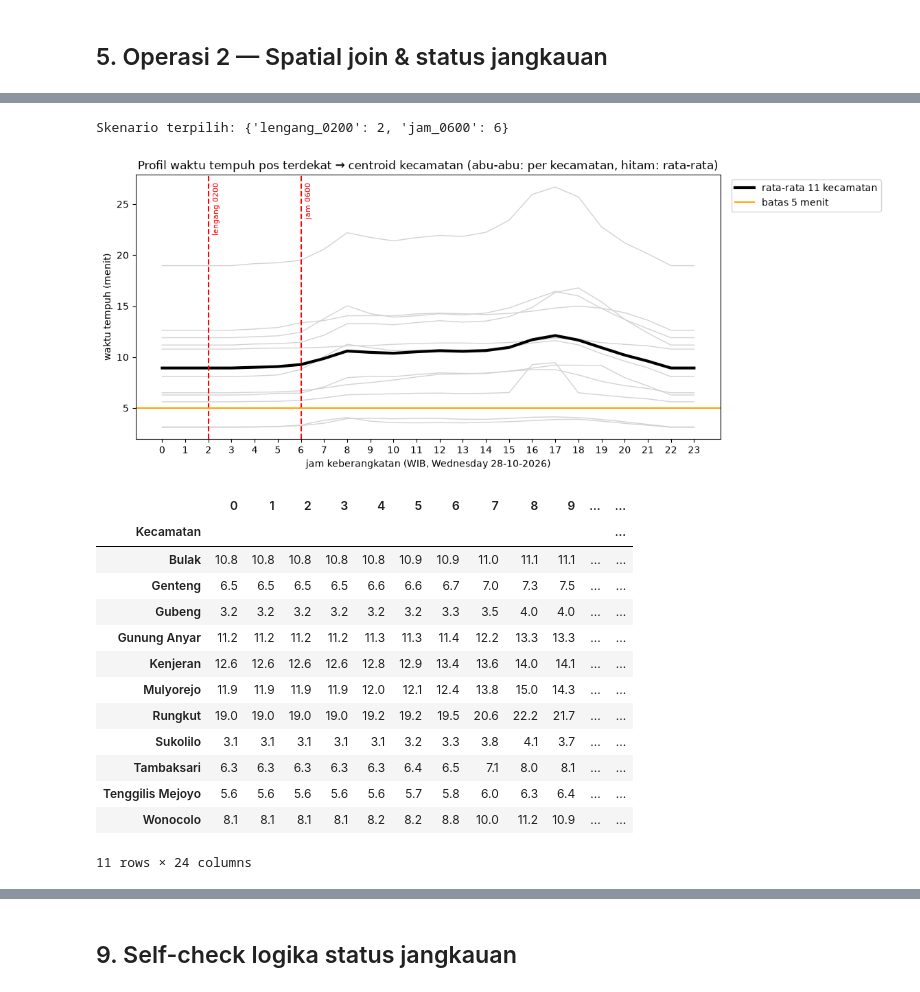
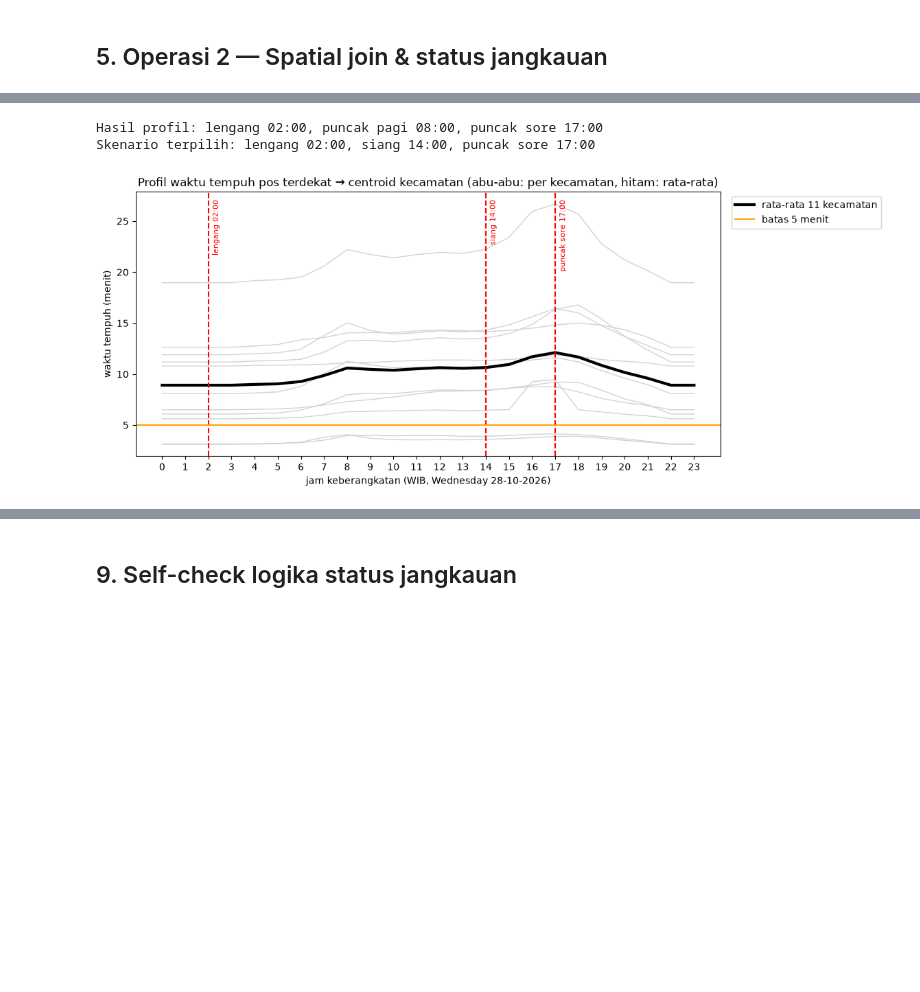
Before and after one commit to Sean-230/Comgraph_AFL2, a Jupyter notebook: AFL2_Comgraph.ipynb, the cells around one changed output, grey strips where cells are left out. Drawn from its saved outputs; the diff is of its cells as text; code cells hidden in the pictures; blank space fills up the shorter version.

```diff
--- a/AFL2_Comgraph.ipynb
+++ b/AFL2_Comgraph.ipynb
@@ -222,6 +238,5 @@ Pos Damkar: 7 fitur, CRS EPSG:4326, bounds [112.7364  -7.3367 112.8017  -7.2318]
 # %%
 kec_m = kec.to_crs(CRS_UTM)
 pos_m = pos.to_crs(CRS_UTM)
-kec_m["luas_km2"] = (kec_m.area / 1e6).round(2)
-kec_m[["Kecamatan", "jumlah_kejadian", "luas_km2"]]
+print(f"{CRS_UTM}: satuan {kec_m.crs.axis_info[0].unit_name}")
 # %% [output]
@@ -333,13 +337,18 @@ def tomtom(endpoint, lokasi, **params):
 def simpan_cache():
     CACHE.write_text(json.dumps(cache))
 
-def berangkat(jam):
-    return datetime.combine(TANGGAL_SAMPEL, datetime.min.time(), tzinfo=WIB).replace(hour=jam).isoformat()
+def berangkat(jam):   # jam: angka 0-23 (profil 24 jam) atau datetime.time dari JAM_SKENARIO
+    t = datetime.min.time().replace(hour=jam) if isinstance(jam, int) else jam
+    return datetime.combine(TANGGAL_SAMPEL, t, tzinfo=WIB).isoformat()
 
-def rute(asal, tujuan, jam):
-    s = tomtom("calculateRoute", f"{asal.y},{asal.x}:{tujuan.y},{tujuan.x}",
-               routeType="fastest", departAt=berangkat(jam))["routes"][0]["summary"]
-    return s["travelTimeInSeconds"] / 60, s["lengthInMeters"] / 1000
+def rute_json(asal, tujuan, jam):
+    return tomtom("calculateRoute", f"{asal.y},{asal.x}:{tujuan.y},{tujuan.x}", routeType="fastest", departAt=berangkat(jam))["routes"][0]
+
+def rute(asal, tujuan, jam):   # waktu tempuh (menit)
+    return rute_json(asal, tujuan, jam)["summary"]["travelTimeInSeconds"] / 60
+
+def garis_rute(asal, tujuan, jam):   # jalur jalan [(lat, lon), ...] untuk folium.PolyLine
+    return [(t["latitude"], t["longitude"]) for leg in rute_json(asal, tujuan, jam)["legs"] for t in leg["points"]]
 
 tujuan = kec_m.centroid.to_crs("EPSG:4326")
 # %% [markdown]
@@ -347,61 +356,46 @@ tujuan = kec_m.centroid.to_crs("EPSG:4326")
 # %%
 # sampel: pos terdekat (garis lurus) ke centroid tiap kecamatan, 11 rute x 24 jam
 terdekat_lurus = [pos_m.distance(c).idxmin() for c in kec_m.centroid]
-profil = pd.DataFrame({jam: [rute(pos.geometry[i], t, jam)[0] for i, t in zip(terdekat_lurus, tujuan)] for jam in range(24)},
+profil = pd.DataFrame({jam: [rute(pos.geometry[i], t, jam) for i, t in zip(terdekat_lurus, tujuan)] for jam in range(24)},
                       index=kec_m["Kecamatan"])
 simpan_cache()
 
 rata = profil.mean()
-# 00.00-03.00 biasanya sama lengangnya; kalau seri pilih 02.00 sesuai laporan
+# 00.00-03.00 biasanya sama lengangnya; kalau seri pilih 02.00 sesuai proposal
 JAM_LENGANG = min(range(6), key=lambda j: (round(rata[j], 1), abs(j - 2)))
 JAM_PAGI = int(rata.loc[5:11].idxmax())
 JAM_SORE = int(rata.loc[12:20].idxmax())
-SKENARIO = {f"lengang_{JAM_LENGANG:02d}00": JAM_LENGANG,
-            f"puncak_pagi_{JAM_PAGI:02d}00": JAM_PAGI,
-            f"puncak_sore_{JAM_SORE:02d}00": JAM_SORE}
-if JAM_SKENARIO is not None:   # diatur manual di cell konfigurasi: satu jam (6), daftar [2, 5, 17], atau {nama: jam}
-    if isinstance(JAM_SKENARIO, dict):
-        pilihan = list(JAM_SKENARIO.items())
-    else:
-        pilihan = [("jam", j) for j in ([JAM_SKENARIO] if isinstance(JAM_SKENARIO, int) else JAM_SKENARIO)]
-        if len(pilihan) == 1:   # satu jam saja: pembandingnya jam lengang otomatis
-            pilihan.insert(0, ("lengang", JAM_LENGANG))
-    assert all(isinstance(j, int) and 0 <= j <= 23 for _, j in pilihan), "JAM_SKENARIO: jam harus bilangan bulat 0-23 (tulis 5, bukan 05)"
-    SKENARIO = {f"{nama}_{jam:02d}00": jam for nama, jam in pilihan}
-    assert len(set(SKENARIO.values())) >= 2, "JAM_SKENARIO: minimal 2 jam yang berbeda (satu jam dibandingkan dengan jam lengang otomatis, jadi jangan sama dengan jam lengang)"
-print("Skenario terpilih:", SKENARIO)
+print(f"Hasil profil: lengang {JAM_LENGANG:02d}:00, puncak pagi {JAM_PAGI:02d}:00, puncak sore {JAM_SORE:02d}:00")
+pilihan = JAM_SKENARIO or {"lengang": f"{JAM_LENGANG:02d}:00", "puncak_pagi": f"{JAM_PAGI:02d}:00", "puncak_sore": f"{JAM_SORE:02d}:00"}
+
+def baca_jam(teks):
+    try:
+        return datetime.strptime(teks, "%H:%M").time()
+    except (TypeError, ValueError):
+        raise ValueError(f'JAM_SKENARIO: tulis jam sebagai teks "HH:MM", mis. "06:00" (dapat: {teks!r})') from None
+
+SKENARIO = {f"{nama}_{t:%H%M}": t for nama, t in ((n, baca_jam(j)) for n, j in pilihan.items())}
+assert len(set(SKENARIO.values())) >= 2, "JAM_SKENARIO: minimal 2 jam yang berbeda; yang pertama = jam lengang pembanding"
+print("Skenario terpilih:", ", ".join(label(n) for n in SKENARIO))
 
 fig, ax = plt.subplots(figsize=(11, 5))
 ax.plot(profil.columns, profil.T.values, color="lightgray", linewidth=1)   # tanpa label: tidak masuk legend
-ax.plot(rata.index, rata.values, color="black", linewidth=3, label="rata-rata 11 kecamatan")
-for nama, jam in SKENARIO.items():
-    ax.axvline(jam, color="red", linestyle="--")
-    ax.text(jam + 0.15, 0.97, nama.replace("_", " "), transform=ax.get_xaxis_transform(), rotation=90, va="top", fontsize=8, color="red")
+ax.plot(rata.index, rata.values, color="black", linewidth=3, label=f"rata-rata {len(STUDI)} kecamatan")
+for nama, t in SKENARIO.items():
+    x = t.hour + t.minute / 60
+    ax.axvline(x, color="red", linestyle="--")
+    ax.text(x + 0.15, 0.97, label(nama), transform=ax.get_xaxis_transform(), rotation=90, va="top", fontsize=8, color="red")
 ax.axhline(BATAS_TEMPUH_MENIT, color="orange", label=f"batas {BATAS_TEMPUH_MENIT} menit")
 ax.set_xticks(range(24))
 ax.set_xlabel(f"jam keberangkatan (WIB, {TANGGAL_SAMPEL:%A %d-%m-%Y})")
 ax.set_ylabel("waktu tempuh (menit)")
 ax.set_title("Profil waktu tempuh pos terdekat → centroid kecamatan (abu-abu: per kecamatan, hitam: rata-rata)")
 ax.legend(loc="upper left", bbox_to_anchor=(1.01, 1))
 fig.savefig(OUT / "profil_waktu_tempuh_24jam.png", dpi=200, bbox_inches="tight")
 plt.show()
-profil.round(1)
 # %% [output]
-Skenario terpilih: {'lengang_0200': 2, 'jam_0600': 6}
+Hasil profil: lengang 02:00, puncak pagi 08:00, puncak sore 17:00
+Skenario terpilih: lengang 02:00, siang 14:00, puncak sore 17:00
-[figure, old version]
+[figure, new version]
-|  | 0 | 1 | 2 | 3 | 4 | 5 | 6 | 7 | 8 | 9 | ... | ... |
-| Kecamatan |  |  |  |  |  |  |  |  |  |  |  | ... |
-| Bulak | 10.8 | 10.8 | 10.8 | 10.8 | 10.8 | 10.9 | 10.9 | 11.0 | 11.1 | 11.1 | ... | ... |
-| Genteng | 6.5 | 6.5 | 6.5 | 6.5 | 6.6 | 6.6 | 6.7 | 7.0 | 7.3 | 7.5 | ... | ... |
-| Gubeng | 3.2 | 3.2 | 3.2 | 3.2 | 3.2 | 3.2 | 3.3 | 3.5 | 4.0 | 4.0 | ... | ... |
-| Gunung Anyar | 11.2 | 11.2 | 11.2 | 11.2 | 11.3 | 11.3 | 11.4 | 12.2 | 13.3 | 13.3 | ... | ... |
-| Kenjeran | 12.6 | 12.6 | 12.6 | 12.6 | 12.8 | 12.9 | 13.4 | 13.6 | 14.0 | 14.1 | ... | ... |
-| Mulyorejo | 11.9 | 11.9 | 11.9 | 11.9 | 12.0 | 12.1 | 12.4 | 13.8 | 15.0 | 14.3 | ... | ... |
-| Rungkut | 19.0 | 19.0 | 19.0 | 19.0 | 19.2 | 19.2 | 19.5 | 20.6 | 22.2 | 21.7 | ... | ... |
-| Sukolilo | 3.1 | 3.1 | 3.1 | 3.1 | 3.1 | 3.2 | 3.3 | 3.8 | 4.1 | 3.7 | ... | ... |
-| Tambaksari | 6.3 | 6.3 | 6.3 | 6.3 | 6.3 | 6.4 | 6.5 | 7.1 | 8.0 | 8.1 | ... | ... |
-| Tenggilis Mejoyo | 5.6 | 5.6 | 5.6 | 5.6 | 5.6 | 5.7 | 5.8 | 6.0 | 6.3 | 6.4 | ... | ... |
-| Wonocolo | 8.1 | 8.1 | 8.1 | 8.1 | 8.2 | 8.2 | 8.8 | 10.0 | 11.2 | 10.9 | ... | ... |
-11 rows × 24 columns
 # %% [markdown]
 ### 6.2 Waktu tempuh rute pos tercepat per kecamatan
```
Also changed, not shown: parts of 25 cells of this notebook, 22 other files.
